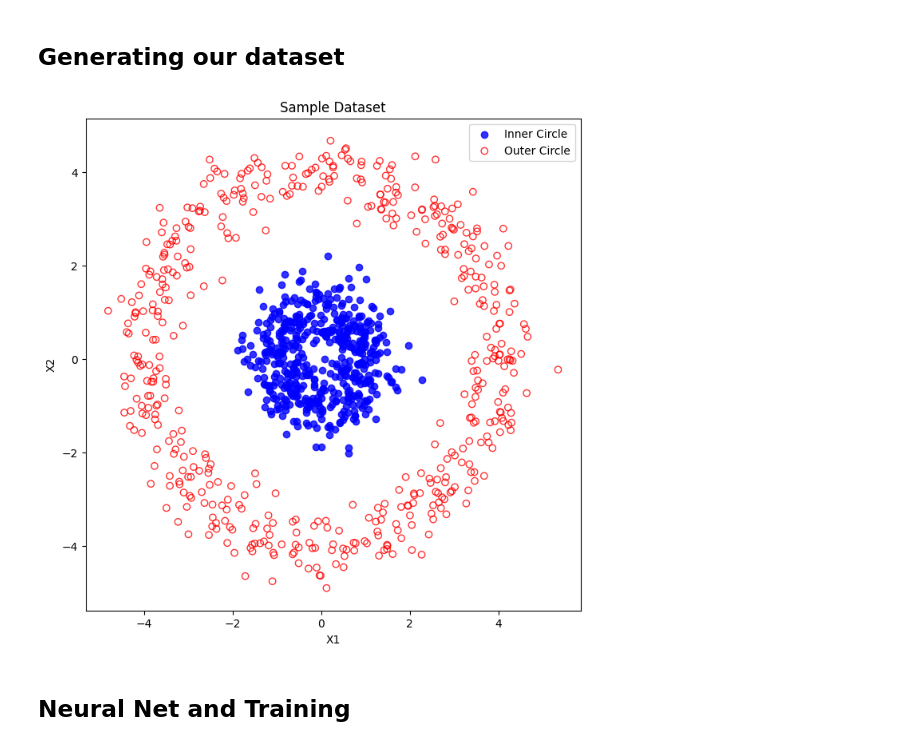
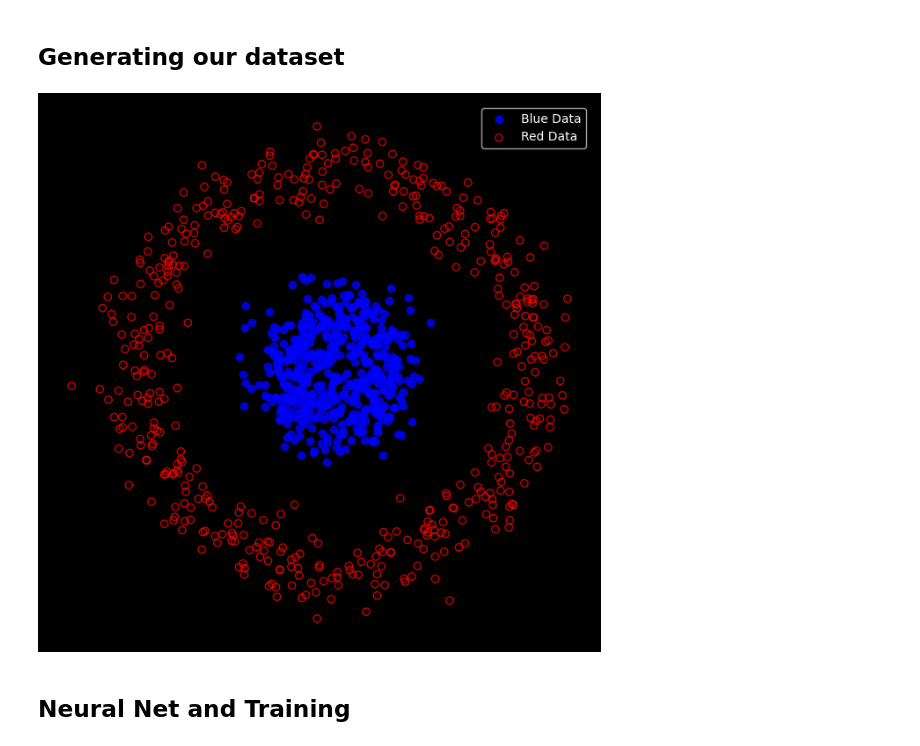
Before and after one commit to hesamsheikh/QiuByte, a Jupyter notebook: neural-nets-black-box/training_sample_nn.ipynb, the cells around one changed output. Drawn from its saved outputs; the diff is of its cells as text; code cells hidden in the pictures.

```diff
--- a/neural-nets-black-box/training_sample_nn.ipynb
+++ b/neural-nets-black-box/training_sample_nn.ipynb
@@ -4,41 +37,48 @@ import torch.nn as nn
 import torch.optim as optim
 import numpy as np
 import matplotlib.pyplot as plt
+# %%
+plt.style.use(['dark_background'])
+plt.rcParams['axes.spines.top'] = False
+plt.rcParams['axes.spines.right'] = False
+plt.rcParams['axes.spines.bottom'] = False
+plt.rcParams['axes.spines.left'] = False
+plt.rcParams['xtick.bottom'] = False
+plt.rcParams['xtick.labelbottom'] = False
+plt.rcParams['ytick.left'] = False
+plt.rcParams['ytick.labelleft'] = False
 # %% [markdown]
 ## Generating our dataset
 # %%
 num_samples = 500
 inner_radius = 1
 outer_radius = 4
 noise_level = 0.4
 
 # Generate inner circle data with noise
 theta_inner = np.linspace(0, 2*np.pi, num_samples)
 x_inner = inner_radius * np.cos(theta_inner) + np.random.normal(0, noise_level, size=num_samples)
 y_inner = inner_radius * np.sin(theta_inner) + np.random.normal(0, noise_level, size=num_samples)
 labels_inner = np.zeros(num_samples)
 
 # Generate outer circle data with noise
 theta_outer = np.linspace(0, 2*np.pi, num_samples)
 x_outer = outer_radius * np.cos(theta_outer) + np.random.normal(0, noise_level, size=num_samples)
 y_outer = outer_radius * np.sin(theta_outer) + np.random.normal(0, noise_level, size=num_samples)
 labels_outer = np.ones(num_samples)
 
 # Concatenate data
 X = np.concatenate([np.column_stack([x_inner, y_inner]), np.column_stack([x_outer, y_outer])])
 y = np.concatenate([labels_inner, labels_outer])
 
 # Plot the data
 plt.figure(figsize=(8, 8))
-plt.scatter(x_inner, y_inner, color='blue', label='Inner Circle', alpha=0.8)
-plt.scatter(x_outer, y_outer, facecolors='none', edgecolors='red', label='Outer Circle', alpha=0.8)
-plt.title('Sample Dataset')
-plt.xlabel('X1')
-plt.ylabel('X2')
+plt.scatter(x_inner, y_inner, color='blue', label='Blue Data', alpha=0.8)
+plt.scatter(x_outer, y_outer, facecolors='none', edgecolors='red', label='Red Data', alpha=0.8)
 plt.legend()
 plt.show()
 # %% [output]
-[figure, old version]
+[figure, new version]
 # %% [markdown]
 ## Neural Net and Training
 # %%
```
Also changed, not shown: parts of 9 cells of this notebook, 1 other file.
